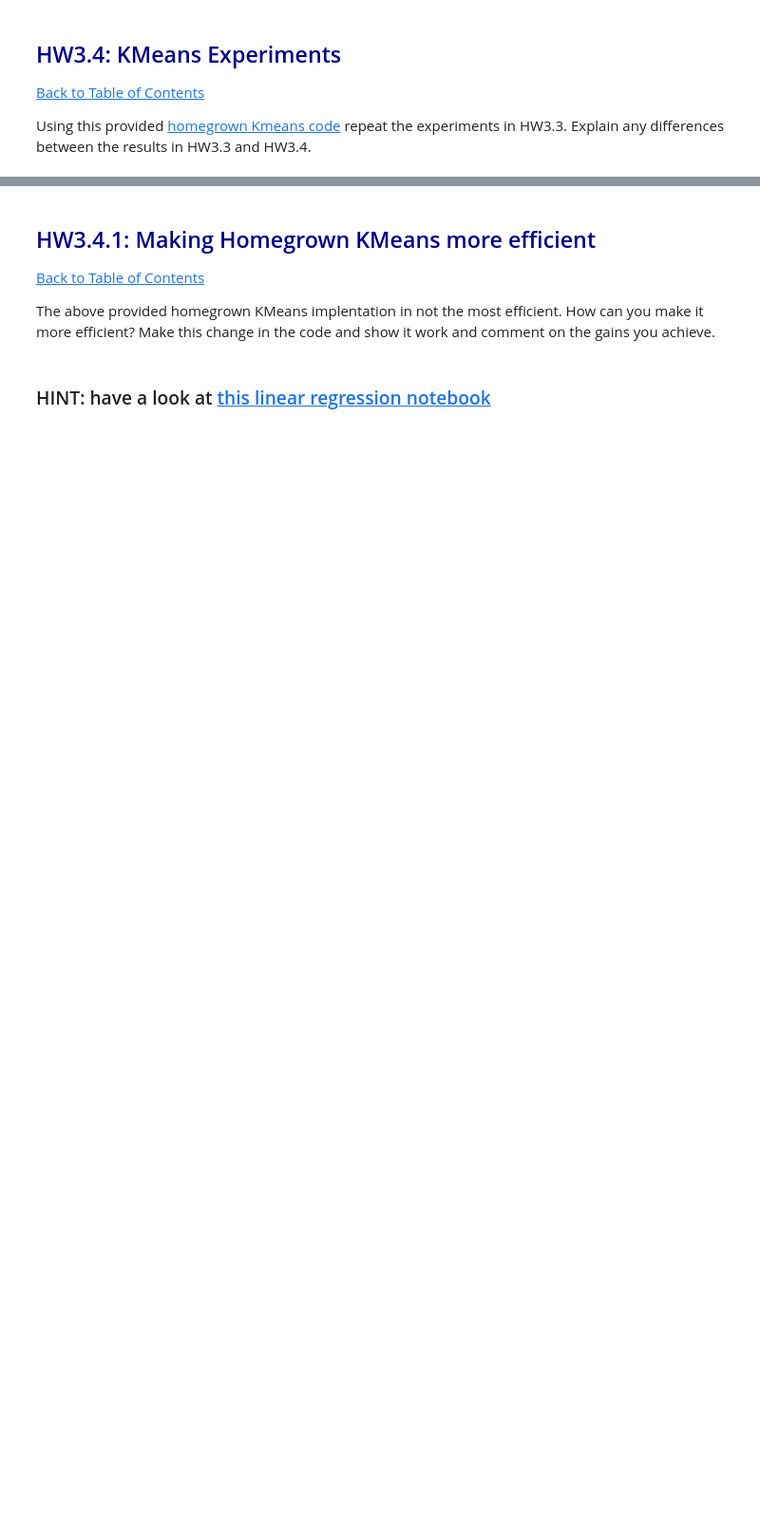
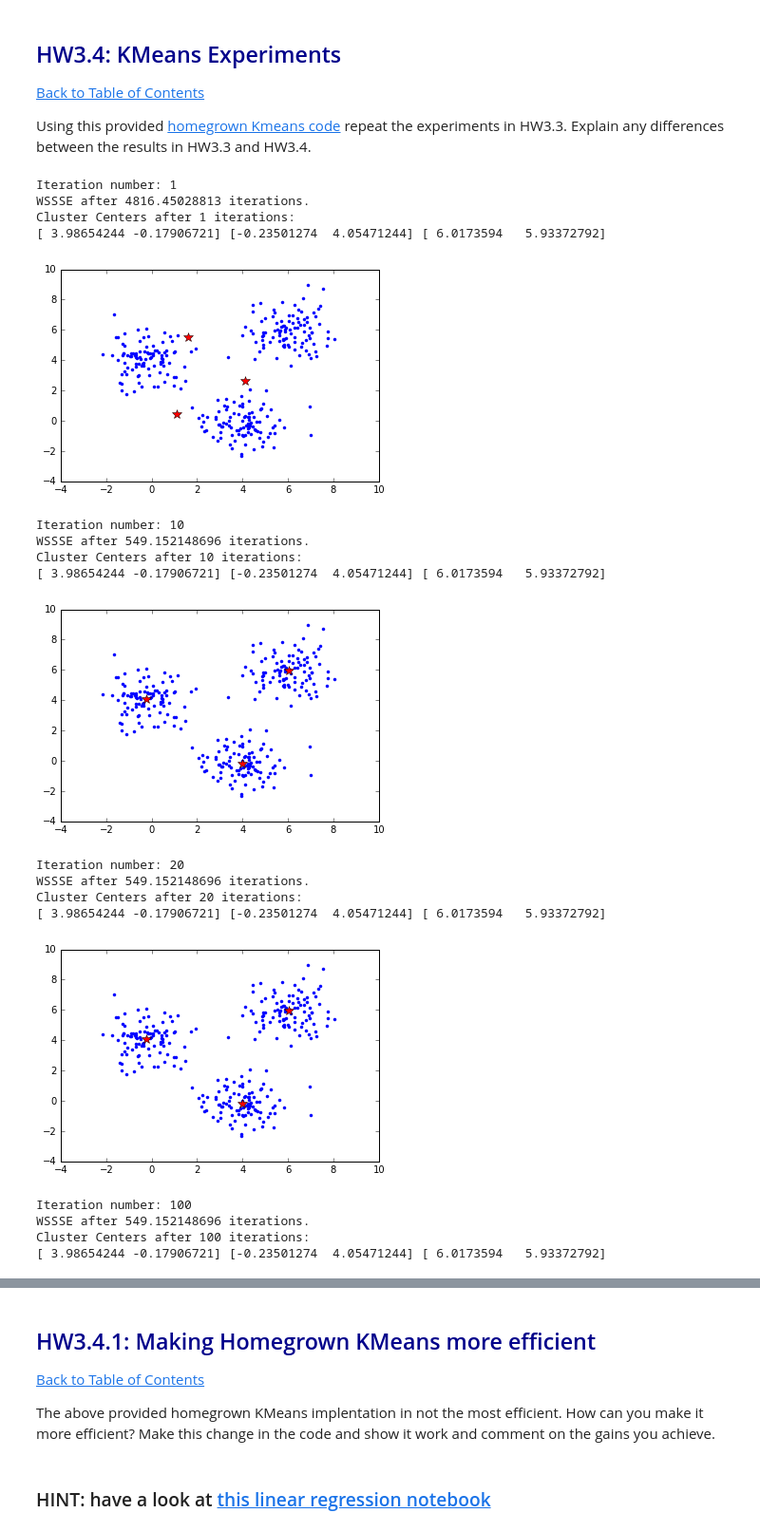
Before and after one commit to anaveenan/MachineLearning, a Jupyter notebook: TargetDataScienceTraining/Week 2/HW3/Zuehlke DAMLAS Target DS Homework - 2aug2016.ipynb, the cells around one changed output, grey strips where cells are left out. Shown at 95% size. Cells and saved outputs as stored; diff of their text form; code cells hidden in the pictures; blank space fills up the shorter version.

```diff
--- a/TargetDataScienceTraining/Week 2/HW3/Zuehlke DAMLAS Target DS Homework - 2aug2016.ipynb
+++ b/TargetDataScienceTraining/Week 2/HW3/Zuehlke DAMLAS Target DS Homework - 2aug2016.ipynb
@@ -484,0 +475,59 @@ Using this provided [homegrown Kmeans code](http://nbviewer.jupyter.org/urls/dl.
+# %%
+k = 3
+iterations = [0, 9, 19, 99]
+
+# Initialization: initialization of parameter is fixed to show an example
+centroids = np.array([[0.0,0.0], [2.0,2.0], [0.0,7.0]])
+homegwssse = []
+D = sc.textFile("data.csv").cache()
+
+for i in range(150):
+    res = D.map(nearest_centroid).reduceByKey(lambda x,y : (x[0]+y[0],x[1]+y[1])).collect()
+    #res [(0, (array([  2.66546663e+00,   3.94844436e+03]), 1001)  ),
+    #     (2, (array([ 6023.84995923,  5975.48511018]), 1000)),
+    #     (1, (array([ 3986.85984761,    15.93153464]), 999))]
+    # res[1][1][1] returns 1000 here
+
+    res = sorted(res, key = lambda x : x[0])  #sort based on clusted ID
+    centroids_new = np.array([x[1][0]/x[1][1] for x in res])  #divide by cluster size
+
+    WSSSEHG = D.map(error).reduceByKey(lambda x, y: x + y).collect()
+    hgwssse = 0
+
+    for w in WSSSEHG:
+        hgwssse += w[1]
+        homegwssse.append(hgwssse)
+    #if np.sum(np.absolute(centroids_new-centroids))<0.01:
+    #    break
+
+    centroids = centroids_new
+
+    if i in iterations:
+
+        print("Iteration number: " + str(i+1))
+        print("WSSSE after " + str(hgwssse) + " iterations.")
+        print("Cluster Centers after " + str(i+1) + " iterations:")
+        print(clusters.centers[0], clusters.centers[1], clusters.centers[2])
+
+        # Plot the points & centroids
+        plot_iteration(centroids)
+# %% [output]
+Iteration number: 1
+WSSSE after 4816.45028813 iterations.
+Cluster Centers after 1 iterations:
+[ 3.98654244 -0.17906721] [-0.23501274  4.05471244] [ 6.0173594   5.93372792]
+[figure, added]
+Iteration number: 10
+WSSSE after 549.152148696 iterations.
+Cluster Centers after 10 iterations:
+[ 3.98654244 -0.17906721] [-0.23501274  4.05471244] [ 6.0173594   5.93372792]
+[figure, added]
+Iteration number: 20
+WSSSE after 549.152148696 iterations.
+Cluster Centers after 20 iterations:
+[ 3.98654244 -0.17906721] [-0.23501274  4.05471244] [ 6.0173594   5.93372792]
+[figure, added]
+Iteration number: 100
+WSSSE after 549.152148696 iterations.
+Cluster Centers after 100 iterations:
+[ 3.98654244 -0.17906721] [-0.23501274  4.05471244] [ 6.0173594   5.93372792]
```
Also changed, not shown: parts of 30 cells of this notebook.
